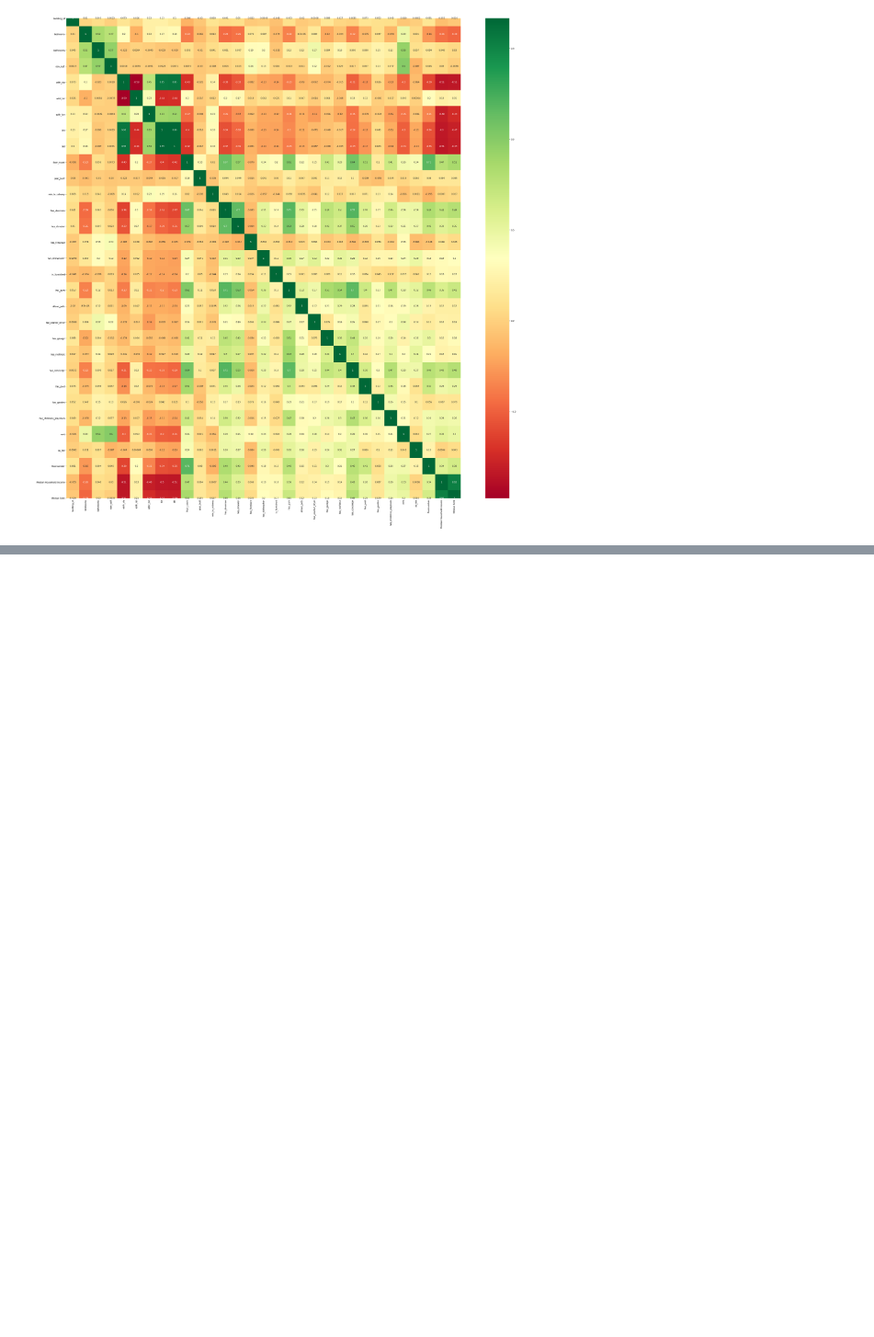
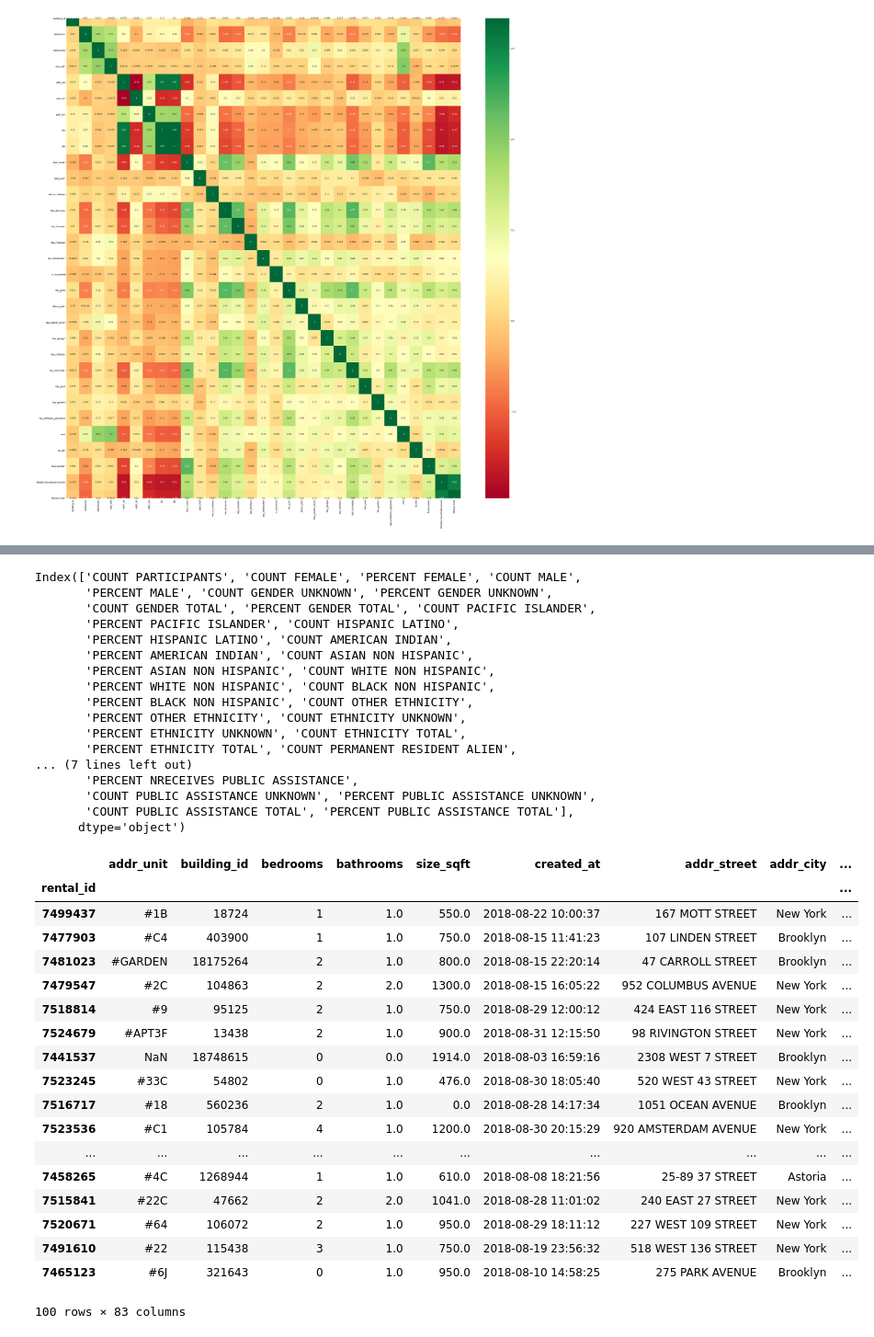
Before and after one commit to simplisticmartin/Godzillow, a Jupyter notebook: main.ipynb, the cells around one changed output, grey strips where cells are left out. Shown at 92% size. Drawn from its saved outputs; the diff is of its cells as text; code cells hidden in the pictures; blank space fills up the shorter version.

Commit message:
Found demographic statistic by zipcode and merged with test1 data.
Found demographic statistic by zipcode and merged with test1 data.

```diff
--- a/main.ipynb
+++ b/main.ipynb
@@ -160,3 +165,44 @@ test2_rent_predictions = pd.DataFrame(test2_rent_predictions, index=test2_lr_df.
 test2_rent_predictions
 # send to a csv file
 test2_rent_predictions.to_csv('rent_predictions.csv')
+# %%
+demographic_by_zipcode_df = pd.read_csv('Demographic_Statistics_By_Zip_Code.csv', index_col=0)
+print(demographic_by_zipcode_df.columns)
+merged_df = pd.merge(test1_df,demographic_by_zipcode_df, left_on = test1_df.addr_zip , right_index=True, how = 'left')
+# %% [output]
+Index(['COUNT PARTICIPANTS', 'COUNT FEMALE', 'PERCENT FEMALE', 'COUNT MALE',
+       'PERCENT MALE', 'COUNT GENDER UNKNOWN', 'PERCENT GENDER UNKNOWN',
+       'COUNT GENDER TOTAL', 'PERCENT GENDER TOTAL', 'COUNT PACIFIC ISLANDER',
+       'PERCENT PACIFIC ISLANDER', 'COUNT HISPANIC LATINO',
+       'PERCENT HISPANIC LATINO', 'COUNT AMERICAN INDIAN',
+       'PERCENT AMERICAN INDIAN', 'COUNT ASIAN NON HISPANIC',
+       'PERCENT ASIAN NON HISPANIC', 'COUNT WHITE NON HISPANIC',
+       'PERCENT WHITE NON HISPANIC', 'COUNT BLACK NON HISPANIC',
+       'PERCENT BLACK NON HISPANIC', 'COUNT OTHER ETHNICITY',
+       'PERCENT OTHER ETHNICITY', 'COUNT ETHNICITY UNKNOWN',
+       'PERCENT ETHNICITY UNKNOWN', 'COUNT ETHNICITY TOTAL',
+       'PERCENT ETHNICITY TOTAL', 'COUNT PERMANENT RESIDENT ALIEN',
+... (7 lines left out)
+       'PERCENT NRECEIVES PUBLIC ASSISTANCE',
+       'COUNT PUBLIC ASSISTANCE UNKNOWN', 'PERCENT PUBLIC ASSISTANCE UNKNOWN',
+       'COUNT PUBLIC ASSISTANCE TOTAL', 'PERCENT PUBLIC ASSISTANCE TOTAL'],
+      dtype='object')
+|  | addr_unit | building_id | bedrooms | bathrooms | size_sqft | created_at | addr_street | addr_city | ... |
+| rental_id |  |  |  |  |  |  |  |  | ... |
+| 7499437 | #1B | 18724 | 1 | 1.0 | 550.0 | 2018-08-22 10:00:37 | 167 MOTT STREET | New York | ... |
+| 7477903 | #C4 | 403900 | 1 | 1.0 | 750.0 | 2018-08-15 11:41:23 | 107 LINDEN STREET | Brooklyn | ... |
+| 7481023 | #GARDEN | 18175264 | 2 | 1.0 | 800.0 | 2018-08-15 22:20:14 | 47 CARROLL STREET | Brooklyn | ... |
+| 7479547 | #2C | 104863 | 2 | 2.0 | 1300.0 | 2018-08-15 16:05:22 | 952 COLUMBUS AVENUE | New York | ... |
+| 7518814 | #9 | 95125 | 2 | 1.0 | 750.0 | 2018-08-29 12:00:12 | 424 EAST 116 STREET | New York | ... |
+| 7524679 | #APT3F | 13438 | 2 | 1.0 | 900.0 | 2018-08-31 12:15:50 | 98 RIVINGTON STREET | New York | ... |
+| 7441537 | NaN | 18748615 | 0 | 0.0 | 1914.0 | 2018-08-03 16:59:16 | 2308 WEST 7 STREET | Brooklyn | ... |
+| 7523245 | #33C | 54802 | 0 | 1.0 | 476.0 | 2018-08-30 18:05:40 | 520 WEST 43 STREET | New York | ... |
+| 7516717 | #18 | 560236 | 2 | 1.0 | 0.0 | 2018-08-28 14:17:34 | 1051 OCEAN AVENUE | Brooklyn | ... |
+| 7523536 | #C1 | 105784 | 4 | 1.0 | 1200.0 | 2018-08-30 20:15:29 | 920 AMSTERDAM AVENUE | New York | ... |
+| ... | ... | ... | ... | ... | ... | ... | ... | ... | ... |
+| 7458265 | #4C | 1268944 | 1 | 1.0 | 610.0 | 2018-08-08 18:21:56 | 25-89 37 STREET | Astoria | ... |
+| 7515841 | #22C | 47662 | 2 | 2.0 | 1041.0 | 2018-08-28 11:01:02 | 240 EAST 27 STREET | New York | ... |
+| 7520671 | #64 | 106072 | 2 | 1.0 | 950.0 | 2018-08-29 18:11:12 | 227 WEST 109 STREET | New York | ... |
+| 7491610 | #22 | 115438 | 3 | 1.0 | 750.0 | 2018-08-19 23:56:32 | 518 WEST 136 STREET | New York | ... |
+| 7465123 | #6J | 321643 | 0 | 1.0 | 950.0 | 2018-08-10 14:58:25 | 275 PARK AVENUE | Brooklyn | ... |
+100 rows × 83 columns
```
Also changed, not shown: parts of 1 cell of this notebook, 1 other file.
